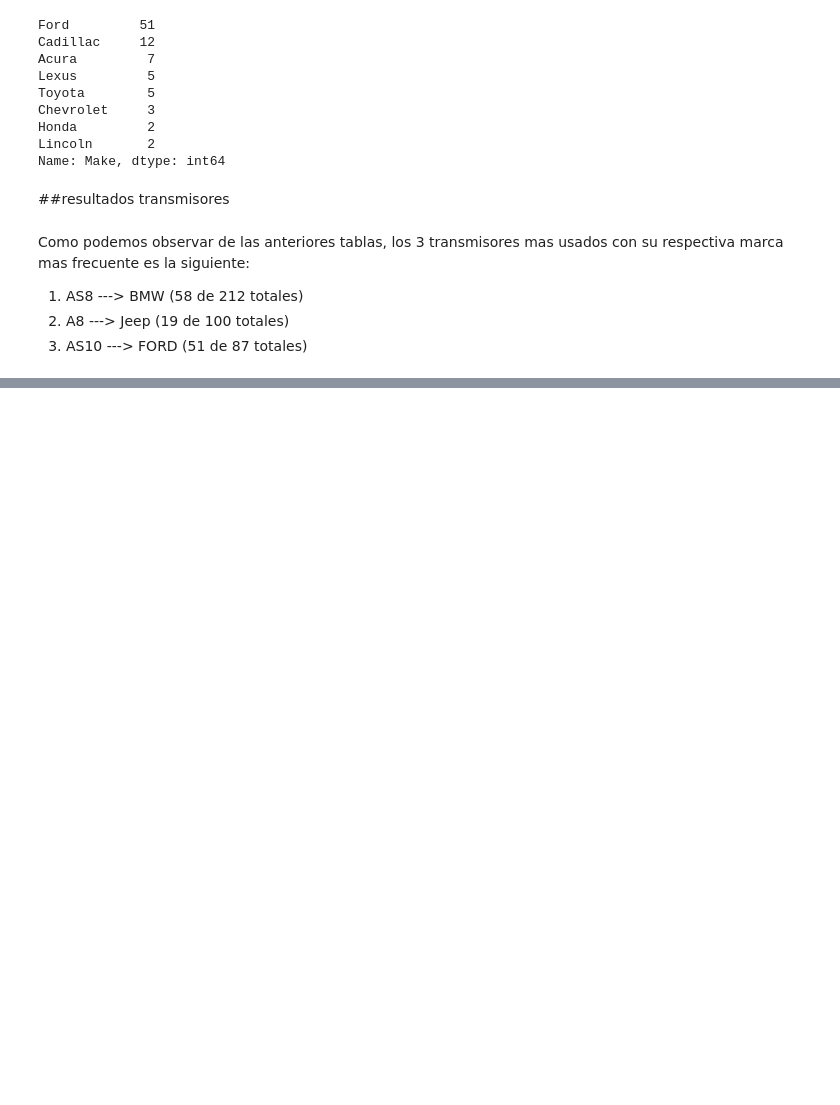
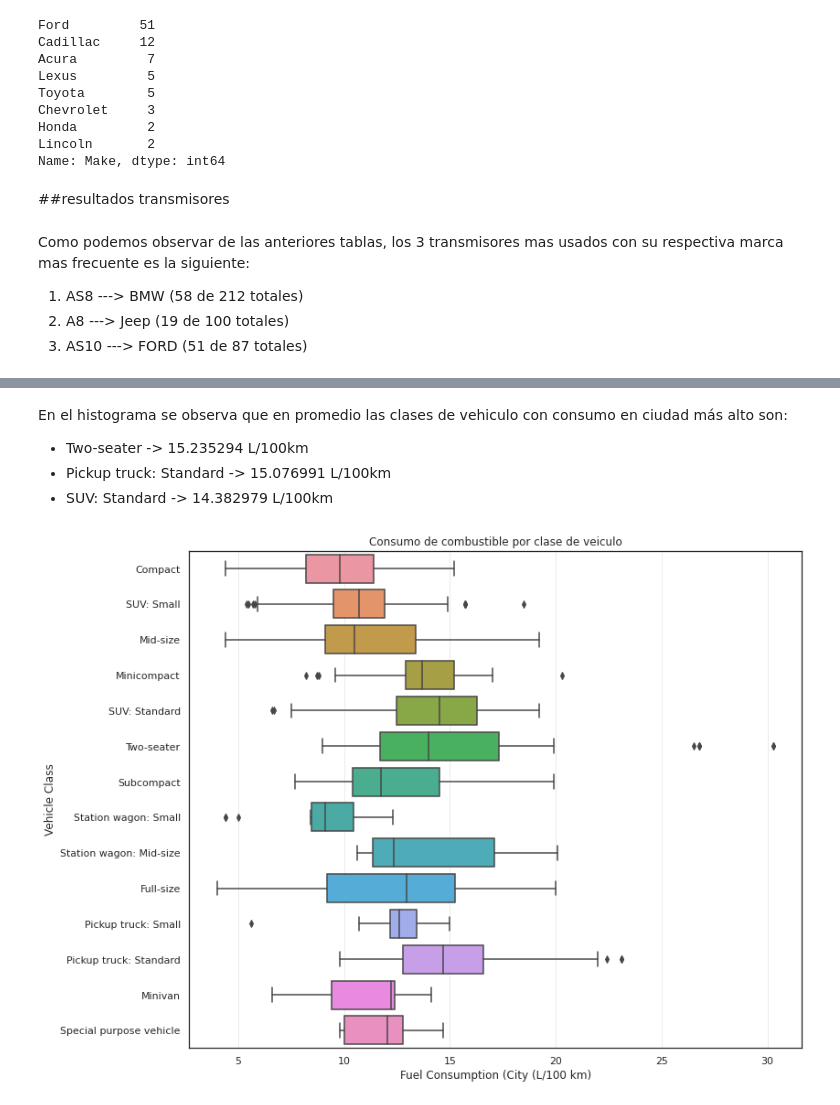
Before and after one commit to 0ces/Estadistica-1-UIS, a Jupyter notebook: notebooks/Dataset_I.ipynb, the cells around one changed output, grey strips where cells are left out. Saved outputs shown, nothing was run; the diff lists cells and outputs as text; code cells hidden in the pictures; blank space fills up the shorter version.

```diff
--- a/notebooks/Dataset_I.ipynb
+++ b/notebooks/Dataset_I.ipynb
@@ -271,0 +322,16 @@ Como podemos observar de las anteriores tablas, los 3 transmisores mas usados co
+# %% [markdown]
+En el histograma se observa que en promedio las clases de vehiculo con consumo en ciudad más alto son:
+
+*   Two-seater    ->   15.235294	L/100km
+*   Pickup truck: Standard   ->   15.076991	L/100km
+*   SUV: Standard   ->   14.382979	L/100km
+# %%
+sns.set(rc={'figure.figsize':(12, 10)})
+sns.set_style("white")
+
+sns.boxplot(y=df['Vehicle Class'], x=df['Fuel Consumption (City (L/100 km)'],  orient="h")
+plt.title("Consumo de combustible por clase de veiculo")
+plt.gca().xaxis.grid(True, linestyle='-', which='major', color='grey', alpha=.15)
+plt.show()
+# %% [output]
+[figure, added]
```
Also changed, not shown: parts of 9 cells of this notebook.
